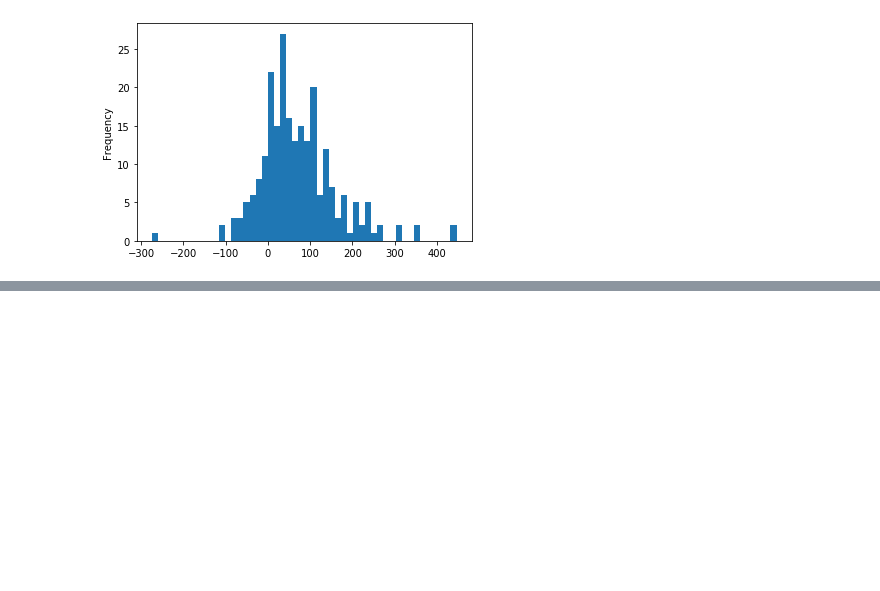
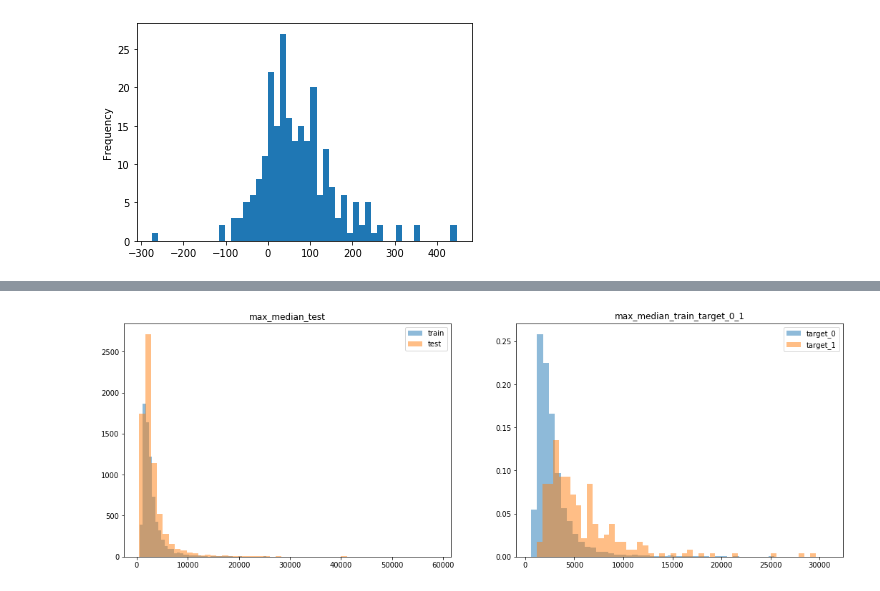
Before and after one commit to koukyo1994/atmaCup5, a Jupyter notebook: notebooks/02_second_EDA.ipynb, the cells around one changed output, grey strips where cells are left out. Saved outputs shown, nothing was run; the diff lists cells and outputs as text; code cells hidden in the pictures; blank space fills up the shorter version.

```diff
--- a/notebooks/02_second_EDA.ipynb
+++ b/notebooks/02_second_EDA.ipynb
@@ -143,0 +159,4 @@ merged_train.query("target == 1").params0.plot.hist(bins=50);
+# %%
+make_train_test_hist(merged_train, merged_test, name="max_median", bins=50)
+# %% [output]
+[figure, added]
```
Also changed, not shown: parts of 8 cells of this notebook, 6 other files.
